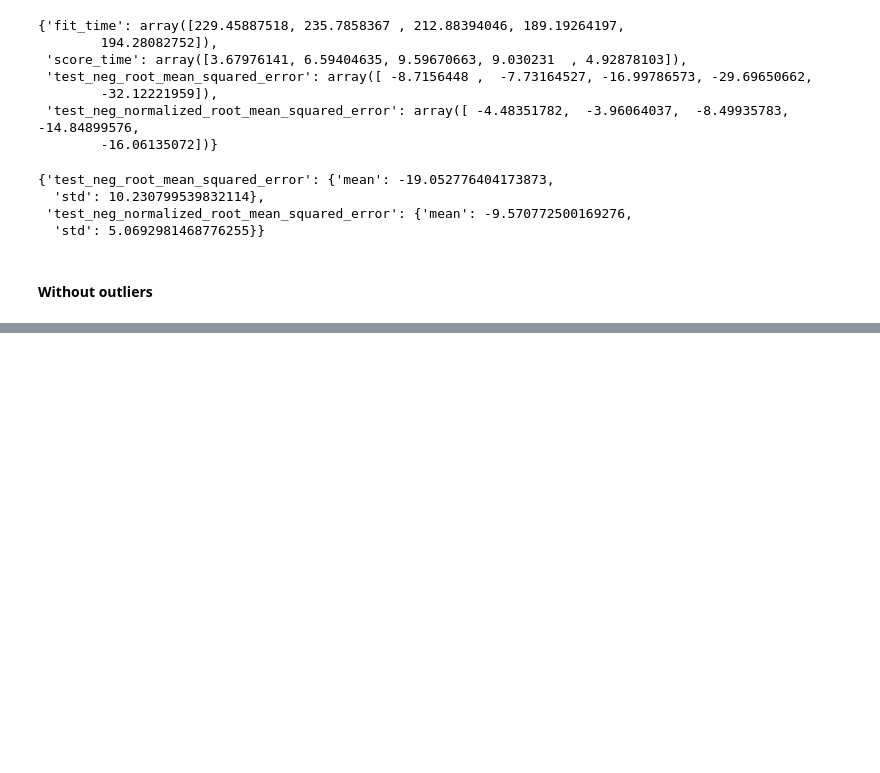
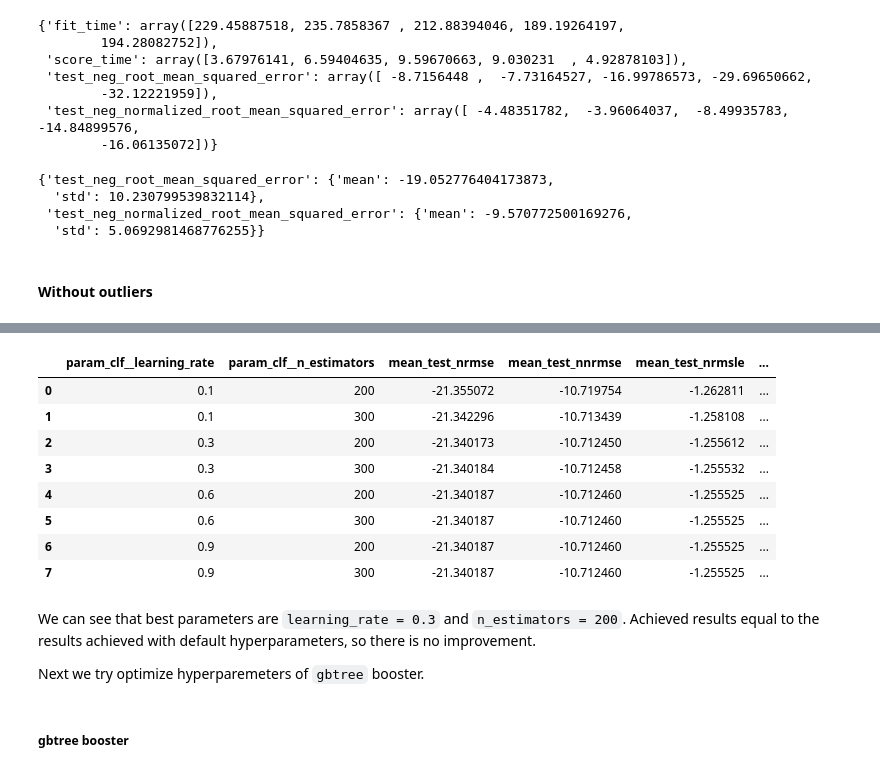
Before and after one commit to dmitana/fiit_knowledge_discovery_project, a Jupyter notebook: notebooks/experiments.ipynb, the cells around one changed output, grey strips where cells are left out. Saved outputs shown, nothing was run; the diff lists cells and outputs as text; code cells hidden in the pictures; blank space fills up the shorter version.

```diff
--- a/notebooks/experiments.ipynb
+++ b/notebooks/experiments.ipynb
@@ -221,0 +609,17 @@ cv_mean_std_score(result, scoring)
+# %%
+%%time
+pipeline = Pipeline([
+    ('features', merged_fu_without_outliers),
+    ('clf', xgb.XGBRegressor(
+        objective='reg:squarederror', n_jobs=-1, booster='gblinear', feature_selector='cyclic'
+    ))
+])
+hyperparameters = {
+    'clf__learning_rate': [0.1, 0.3, 0.6, 0.9],
+    'clf__n_estimators': [200, 300]
+}
+
+clf = GridSearchCV(
+    pipeline, hyperparameters, cv=5, return_train_score=True, scoring=scoring, refit=False
+)
+_ = clf.fit(data, y)
@@ -221,0 +649,26 @@ cv_mean_std_score(result, scoring)
+# %%
+df = pd.DataFrame(clf.cv_results_)
+df
+df[[
+    'param_clf__learning_rate',
+    'param_clf__n_estimators',
+    'mean_test_nrmse', 'mean_test_nnrmse', 'mean_test_nrmsle',
+    'std_test_nrmse', 'std_test_nnrmse', 'std_test_nrmsle',
+    'mean_train_nrmse', 'mean_train_nnrmse', 'mean_train_nrmsle',
+]]
+# %% [output]
+|  | param_clf__learning_rate | param_clf__n_estimators | mean_test_nrmse | mean_test_nnrmse | mean_test_nrmsle | ... |
+| 0 | 0.1 | 200 | -21.355072 | -10.719754 | -1.262811 | ... |
+| 1 | 0.1 | 300 | -21.342296 | -10.713439 | -1.258108 | ... |
+| 2 | 0.3 | 200 | -21.340173 | -10.712450 | -1.255612 | ... |
+| 3 | 0.3 | 300 | -21.340184 | -10.712458 | -1.255532 | ... |
+| 4 | 0.6 | 200 | -21.340187 | -10.712460 | -1.255525 | ... |
+| 5 | 0.6 | 300 | -21.340187 | -10.712460 | -1.255525 | ... |
+| 6 | 0.9 | 200 | -21.340187 | -10.712460 | -1.255525 | ... |
+| 7 | 0.9 | 300 | -21.340187 | -10.712460 | -1.255525 | ... |
+# %% [markdown]
+We can see that best parameters are `learning_rate = 0.3` and `n_estimators = 200`. Achieved results equal to the results achieved with default hyperparameters, so there is no improvement.
+
+Next we try optimize hyperparemeters of `gbtree` booster.
+# %% [markdown]
+##### gbtree booster
```
Also changed, not shown: parts of 52 cells of this notebook, 1 other file.
